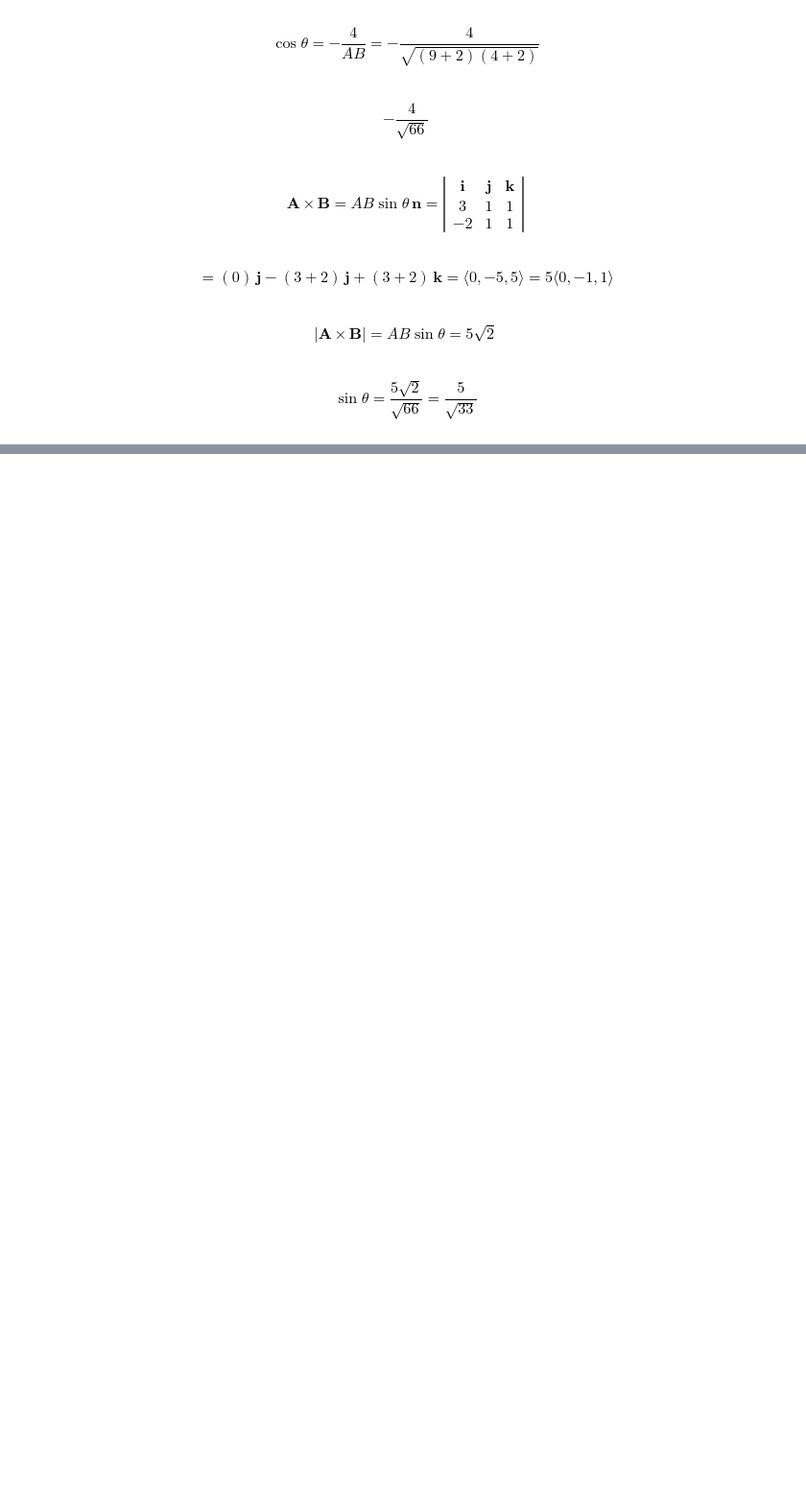
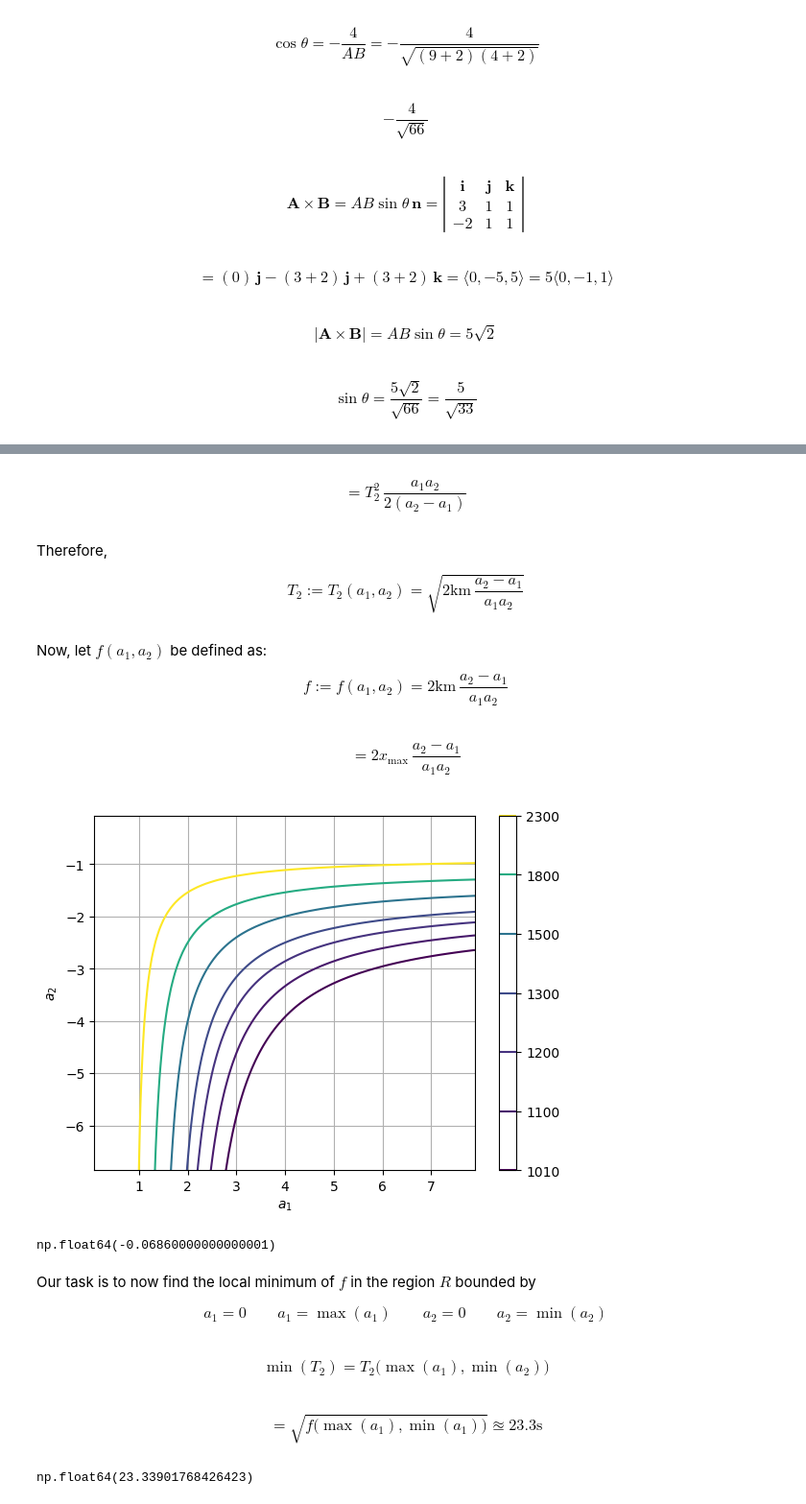
Before and after one commit to jordandll/Classical-Mechanics, a Jupyter notebook: Chapter-1.ipynb, the cells around one changed output, grey strips where cells are left out. Shown at 96% size. Drawn from its saved outputs; the diff is of its cells as text; code cells hidden in the pictures; blank space fills up the shorter version.

```diff
--- a/Chapter-1.ipynb
+++ b/Chapter-1.ipynb
@@ -116,0 +607,12 @@ $$ \sin\theta = \frac{5\sqrt{2}}{\sqrt{66}} = \frac{5}{\sqrt{33}}$$
+# %% [markdown]
+$$ = T_2^2\,\frac{a_1a_2}{2(a_2-a_1)}$$
+# %% [markdown]
+Therefore,
+
+$$ T_2 := T_2(a_1,a_2) = \sqrt{2\mathrm{km}\,\frac{a_2-a_1}{a_1a_2}}$$
+# %% [markdown]
+Now, let $f(a_1,a_2)$ be defined as:
+
+$$f:= f(a_1,a_2) = 2\mathrm{km}\,\frac{a_2-a_1}{a_1a_2}$$
+# %% [markdown]
+$$ = 2x_\max \,\frac{a_2-a_1}{a_1a_2}$$
@@ -116,0 +622,38 @@ $$ \sin\theta = \frac{5\sqrt{2}}{\sqrt{66}} = \frac{5}{\sqrt{33}}$$
+# %%
+max_a1 = 7.9
+min_a2 = -6.86
+
+a_1 = np.linspace(max_a1/100,max_a1,num=100)
+a_2 = np.linspace(min_a2,min_a2/100,num=100)
+
+A_1, A_2 = np.meshgrid(a_1,a_2)
+
+f = 2000*(A_2-A_1)/(A_1*A_2)
+
+fig, ax = plt.subplots()
+ax.set_xlabel(r'$a_1$')
+ax.set_ylabel(r'$a_2$')
+ax.grid()
+
+cs = ax.contour(A_1,A_2,f,levels=(np.array([0.01,0.1,0.2,0.3,0.5,0.8,1.3])+1)*1000)
+cb = fig.colorbar(cs)
+# %% [output]
+[figure, added]
+# %%
+max(a_2)
+# %% [output]
+np.float64(-0.06860000000000001)
+# %% [markdown]
+Our task is to now find the local minimum of $f$ in the region $R$ bounded by
+
+$$ a_1 = 0 \quad\quad a_1 = \max(a_1) \quad\quad a_2 = 0 \quad\quad a_2 = \min(a_2)$$
+# %% [markdown]
+$$ \min(T_2) = T_2\big(\max(a_1),\min(a_2)\big)$$
+# %% [markdown]
+\begin{equation}\tag{16.8}
+    = \sqrt{f\big(\max(a_1),\min(a_1)\big)} \approxeq 23.3\mathrm{s}
+\end{equation}
+# %%
+T_2 = np.sqrt(2000*(min_a2-max_a1)/(max_a1*min_a2)); T_2
+# %% [output]
+np.float64(23.33901768426423)
```
Also changed, not shown: parts of 151 cells of this notebook, 1 other file.
